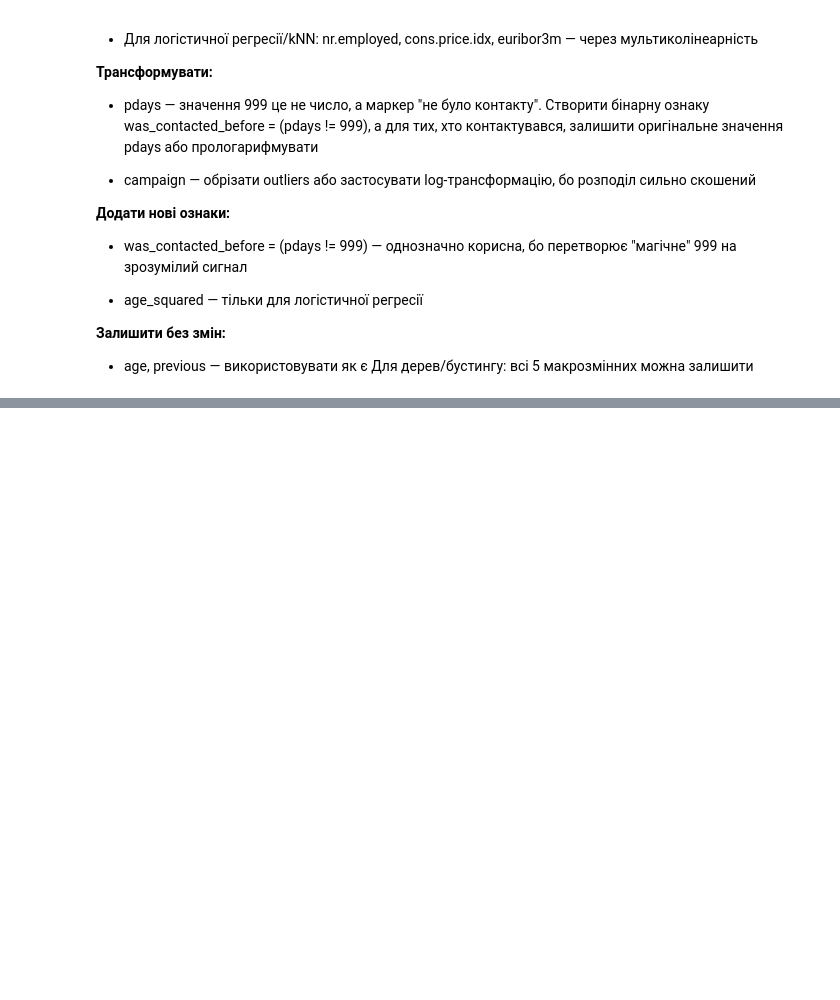
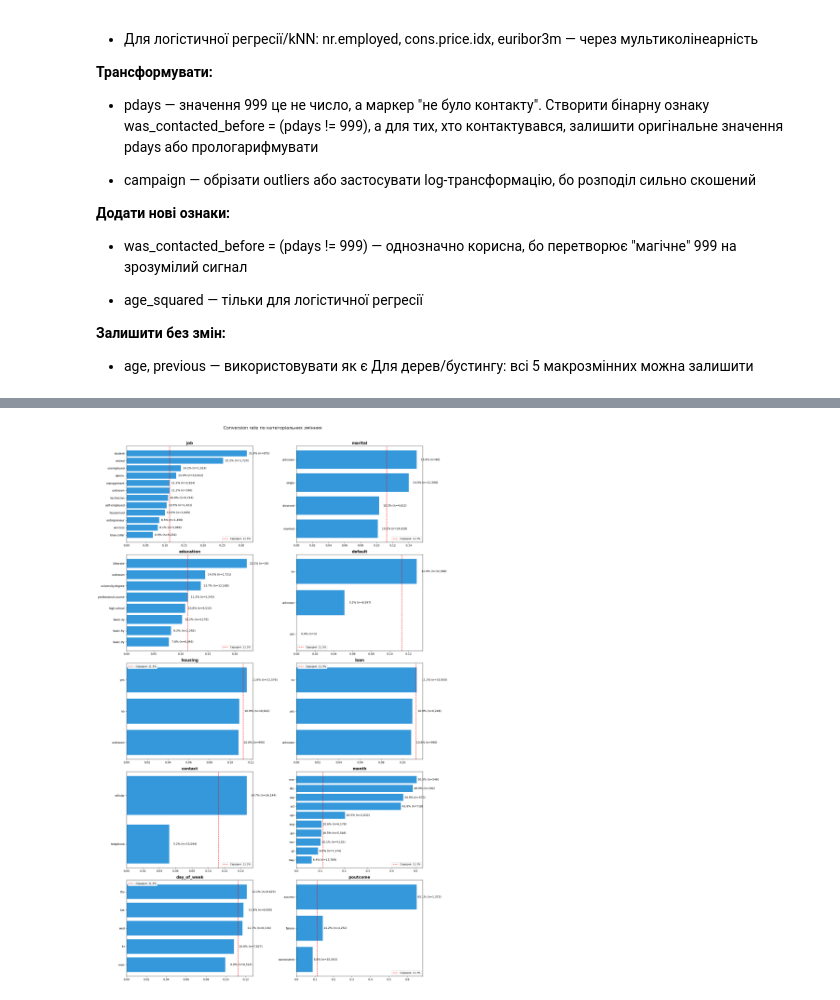
Before and after one commit to o-semenkova/ml_home_tasks, a Jupyter notebook: Mid_term_Project.ipynb, the cells around one changed output, grey strips where cells are left out. Drawn from its saved outputs; the diff is of its cells as text; code cells hidden in the pictures; blank space fills up the shorter version.

```diff
--- a/Mid_term_Project.ipynb
+++ b/Mid_term_Project.ipynb
@@ -467,0 +537,32 @@ plt.show()
+# %%
+# ============================================
+# Conversion rate по кожній змінній
+# ============================================
+raw_dataset['y_num'] = (raw_dataset['y'] == 'yes').astype(int)
+avg_rate = raw_dataset['y_num'].mean()
+
+fig, axes = plt.subplots(5, 2, figsize=(18, 28))
+axes = axes.flatten()
+
+for i, col in enumerate(cat_cols):
+    stats = raw_dataset.groupby(col)['y_num'].agg(['mean', 'count']).reset_index()
+    stats.columns = [col, 'conv_rate', 'count']
+    stats = stats.sort_values('conv_rate', ascending=True)
+
+    ax = axes[i]
+    ax.barh(stats[col], stats['conv_rate'], color='#3498db')
+    ax.axvline(x=avg_rate, color='red', linestyle='--', label=f'Середня: {avg_rate:.1%}')
+
+    for j, (_, row) in enumerate(stats.iterrows()):
+        ax.text(row['conv_rate'] + 0.005, j,
+                f"{row['conv_rate']:.1%} (n={row['count']:,})",
+                va='center', fontsize=10)
+
+    ax.set_title(col, fontsize=14, fontweight='bold')
+    ax.legend(fontsize=9)
+
+plt.suptitle('Conversion rate по категоріальних змінних', fontsize=16, y=1.01)
+plt.tight_layout()
+plt.show()
+# %% [output]
+[figure, added]
```
Also changed, not shown: parts of 18 cells of this notebook.
